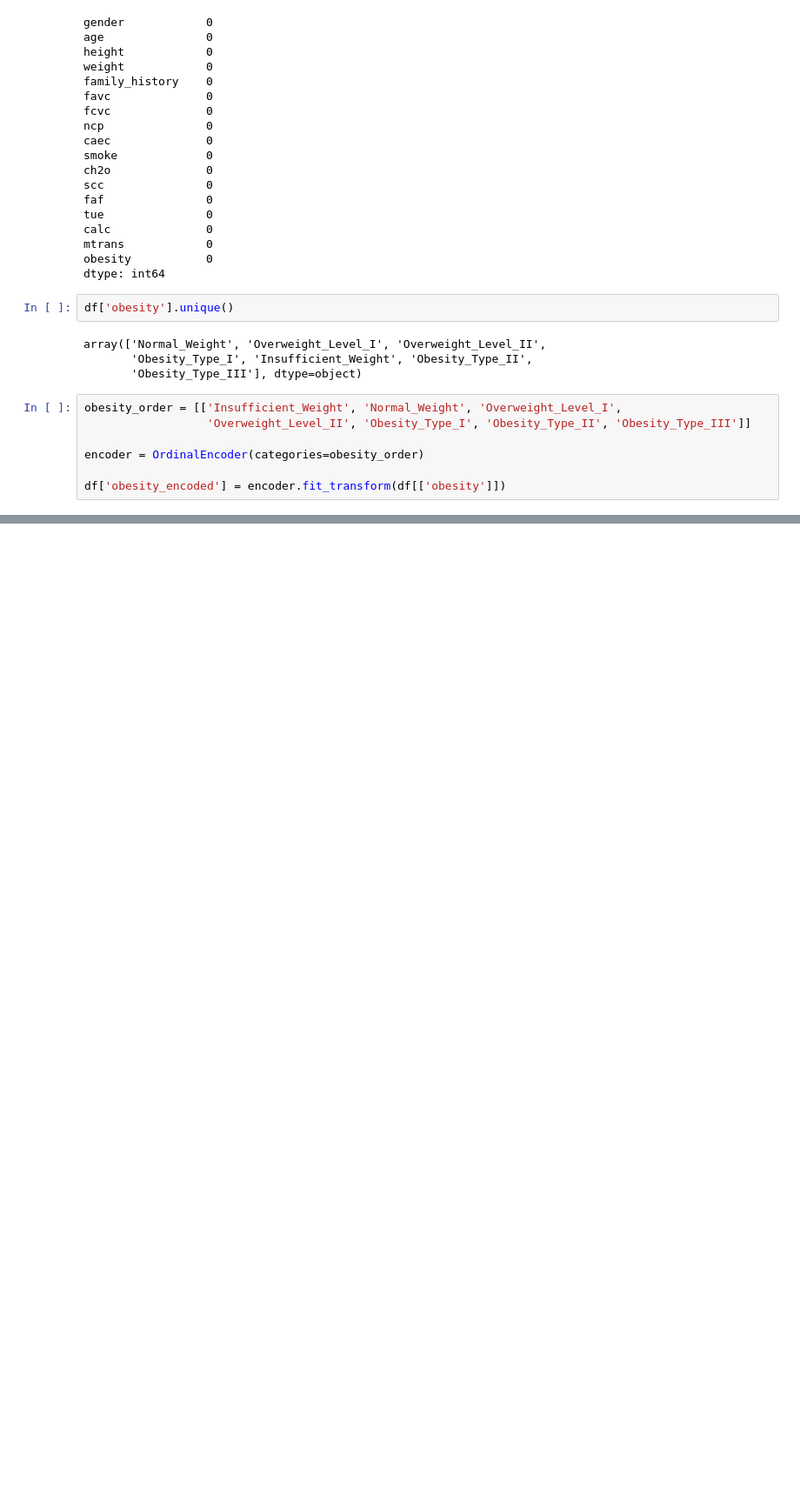
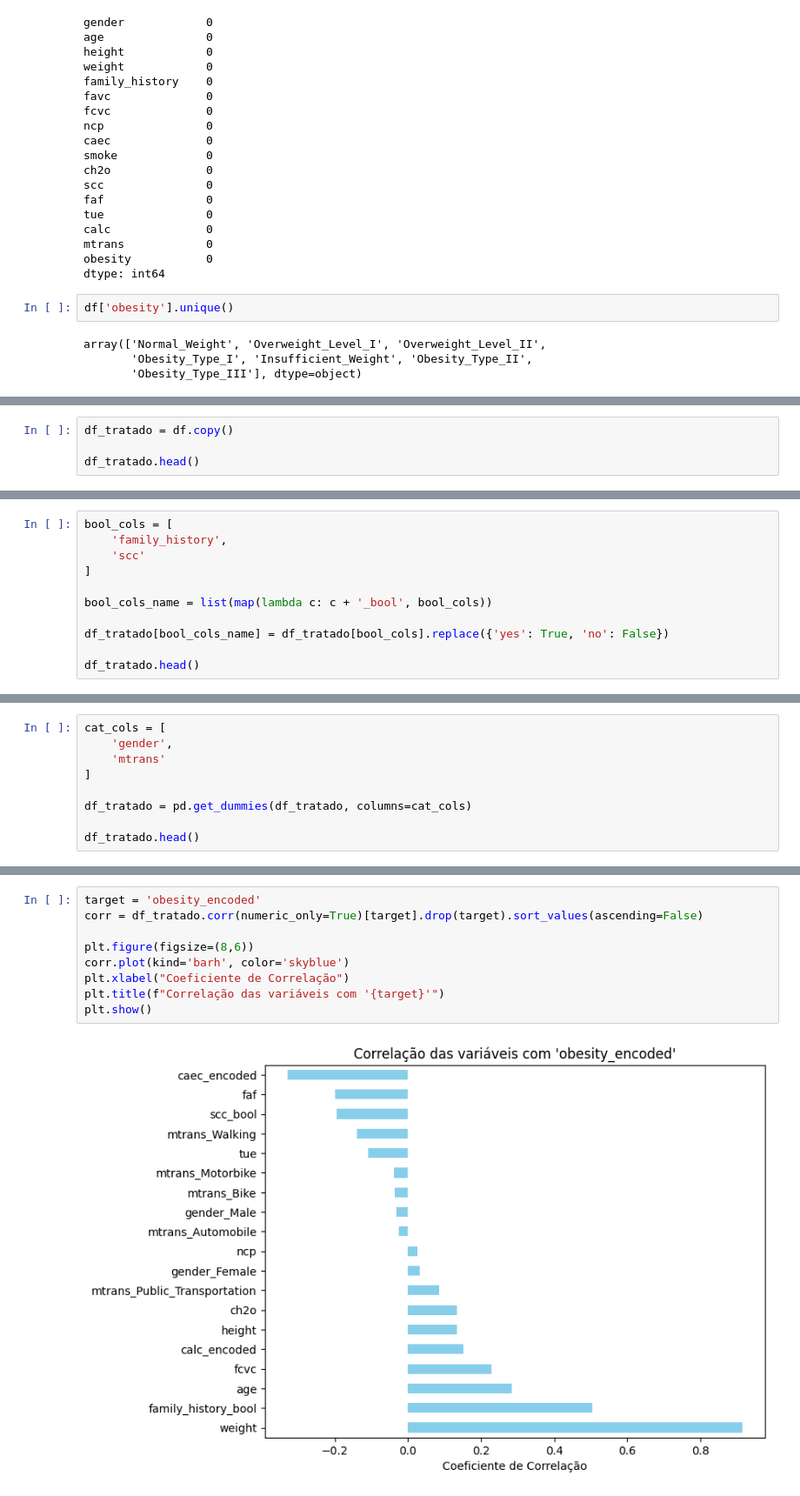
Before and after one commit to arthurAlves01/fiap-tech4, a Jupyter notebook: src/notebooks/eda.ipynb, the cells around one changed output, grey strips where cells are left out. Shown at 87% size. Cells and saved outputs as stored; diff of their text form; blank space fills up the shorter version.

```diff
--- a/src/notebooks/eda.ipynb
+++ b/src/notebooks/eda.ipynb
@@ -42,10 +44,3 @@ df['obesity'].unique()
 array(['Normal_Weight', 'Overweight_Level_I', 'Overweight_Level_II',
        'Obesity_Type_I', 'Insufficient_Weight', 'Obesity_Type_II',
        'Obesity_Type_III'], dtype=object)
-# %%
-obesity_order = [['Insufficient_Weight', 'Normal_Weight', 'Overweight_Level_I',
-                  'Overweight_Level_II', 'Obesity_Type_I', 'Obesity_Type_II', 'Obesity_Type_III']]
-
-encoder = OrdinalEncoder(categories=obesity_order)
-
-df['obesity_encoded'] = encoder.fit_transform(df[['obesity']])
@@ -63,0 +74,4 @@ Name: obesity, dtype: int64
+# %%
+df_tratado = df.copy()
+
+df_tratado.head()
@@ -63,0 +114,11 @@ Name: obesity, dtype: int64
+# %%
+bool_cols = [
+    'family_history',
+    'scc'
+]
+
+bool_cols_name = list(map(lambda c: c + '_bool', bool_cols))
+
+df_tratado[bool_cols_name] = df_tratado[bool_cols].replace({'yes': True, 'no': False})
+
+df_tratado.head()
@@ -63,0 +135,9 @@ Name: obesity, dtype: int64
+# %%
+cat_cols = [
+    'gender',
+    'mtrans'
+]
+
+df_tratado = pd.get_dummies(df_tratado, columns=cat_cols)
+
+df_tratado.head()
@@ -63,0 +188,11 @@ Name: obesity, dtype: int64
+# %%
+target = 'obesity_encoded'
+corr = df_tratado.corr(numeric_only=True)[target].drop(target).sort_values(ascending=False)
+
+plt.figure(figsize=(8,6))
+corr.plot(kind='barh', color='skyblue')
+plt.xlabel("Coeficiente de Correlação")
+plt.title(f"Correlação das variáveis com '{target}'")
+plt.show()
+# %% [output]
+[figure, added]
```
Also changed, not shown: parts of 15 cells of this notebook.
